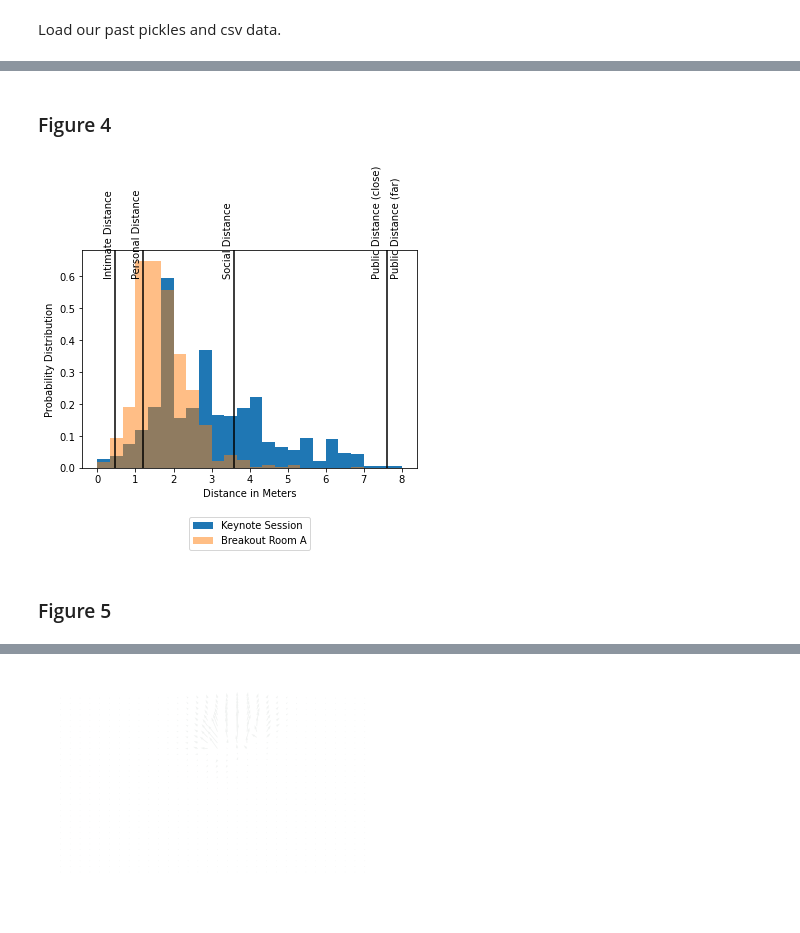
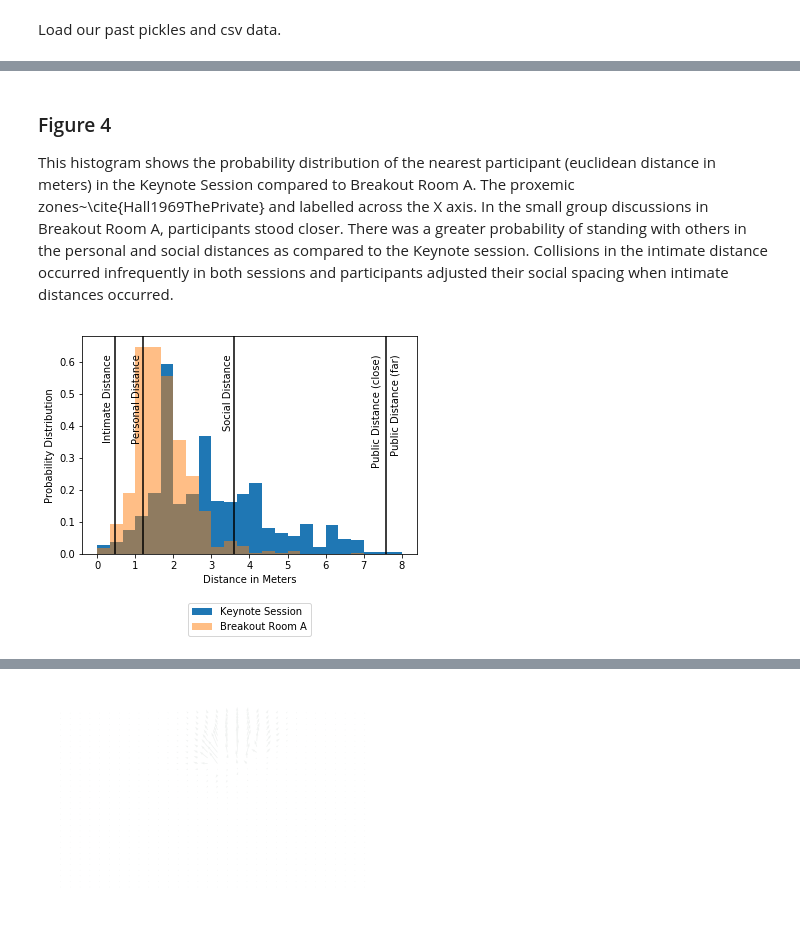
Before and after one commit to ayman/hubs-research-acm-chi-2021, a Jupyter notebook: 3.Notebooks/3.VisualisingSocialMetrics.ipynb, the cells around one changed output, grey strips where cells are left out. Drawn from its saved outputs; the diff is of its cells as text; code cells hidden in the pictures.

Commit message:
Notebook 3 updated to add comments to visualisation and clean up code

```diff
--- a/3.Notebooks/3.VisualisingSocialMetrics.ipynb
+++ b/3.Notebooks/3.VisualisingSocialMetrics.ipynb
@@ -80,36 +87,36 @@ def draw_kde_map(df,
 
     plt.savefig(save_fig, format='pdf', bbox_inches="tight", dpi=1200)
     plt.show()
-# %% [markdown]
-### Figure 4
+# %% [markdown]
+### Figure 4
+
+This histogram shows the probability distribution of the nearest participant (euclidean distance in meters) in the Keynote Session compared to Breakout Room A. The proxemic zones~\cite{Hall1969ThePrivate} and labelled across the X axis.  In the small group discussions in Breakout Room A, participants stood closer. There was a greater probability of standing with others in the personal and social distances as compared to the Keynote session.  Collisions in the intimate distance occurred infrequently in both sessions and participants adjusted their social spacing when intimate distances occurred.
 # %%
 ks = loaded_matrices["keynote"]["mins_by_frame"][~np.isnan(loaded_matrices["keynote"]["mins_by_frame"])].flatten()
 aas = loaded_matrices["a_room"]["mins_by_frame"][~np.isnan(loaded_matrices["a_room"]["mins_by_frame"])].flatten()
 
 plt.figure()
 bins = np.linspace(0, 8.0, 25)
-plt.hist(ks, bins=bins, density=True, label="Keynote Session") #, color="#F6E61F")
-plt.hist(aas, bins=bins, alpha=0.5, density=True, label="Breakout Room A") #, color="#4BC26C")
+n1, bins, patches = plt.hist(ks, bins=bins, density=True, label="Keynote Session") #, color="#F6E61F")
+n2, bins, patches = plt.hist(aas, bins=bins, alpha=0.5, density=True, label="Breakout Room A") #, color="#4BC26C")
 plt.xlabel("Distance in Meters")
 plt.ylabel("Probability Distribution")
 plt.axvline(x=.46,  c='black')
 plt.axvline(x=1.2, c='black')
 plt.axvline(x=3.6 , c='black')
 plt.axvline(x=7.6 , c='black')
 plt.text(.16, .6, "Intimate Distance", rotation=90)
 plt.text(.9, .6, "Personal Distance", rotation=90)
 plt.text(3.3, .6, "Social Distance", rotation=90)
 plt.text(7.2, .6, "Public Distance (close)", rotation=90)
 plt.text(7.7, .6, "Public Distance (far)", rotation=90)
 
 lgd = plt.legend(loc="lower center", bbox_to_anchor=(0.5, -0.4))
 
 plt.savefig('outputs/figure_4_closest_person.pdf',
             bbox_extra_artists=(lgd,),
             bbox_inches='tight',
             format='pdf',
             dpi=1200)
 # %% [output]
-[figure, old version]
+[figure, new version]
-# %% [markdown]
-### Figure 5
```
Also changed, not shown: parts of 20 cells of this notebook, 2 other files.
